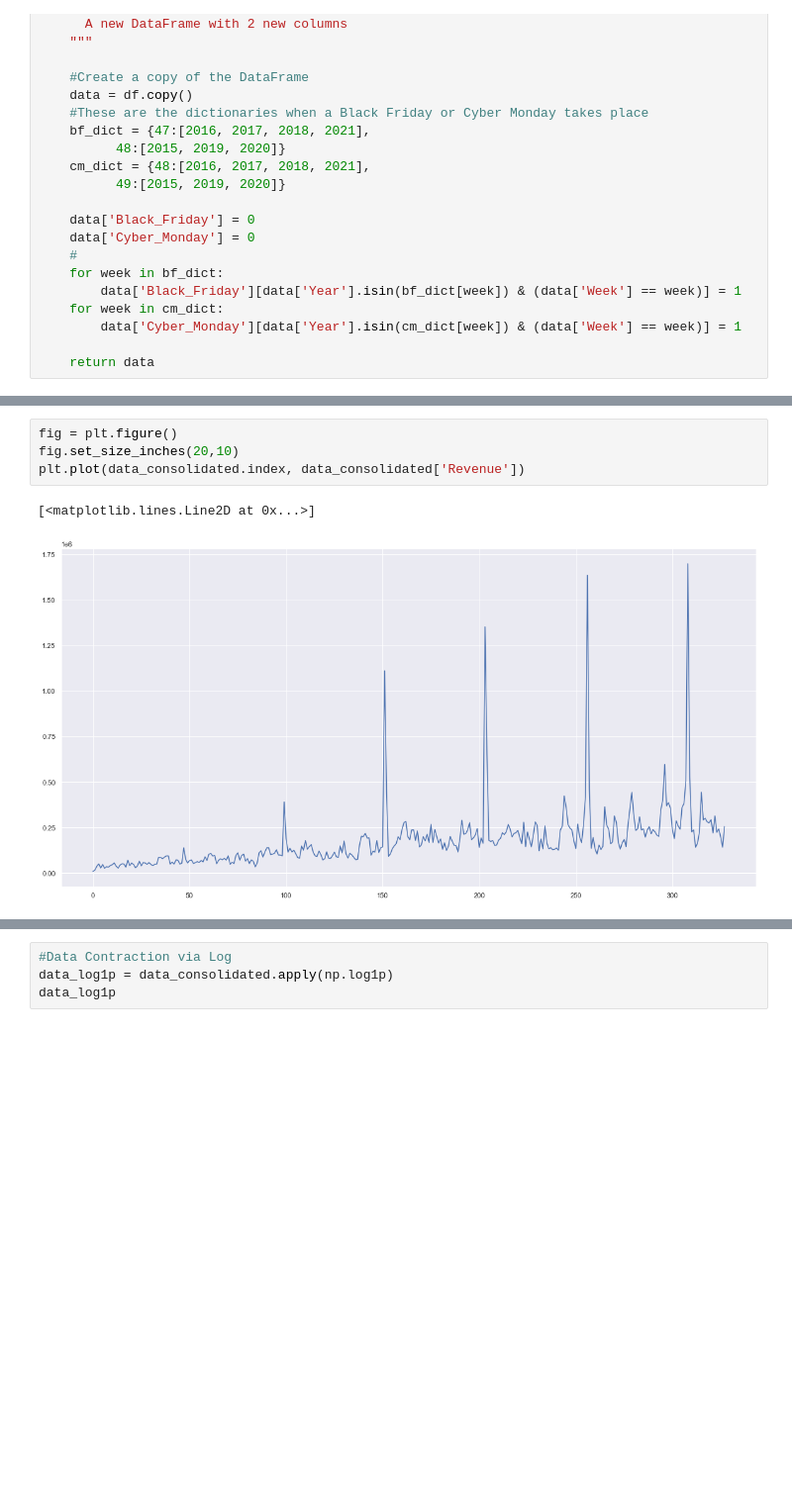
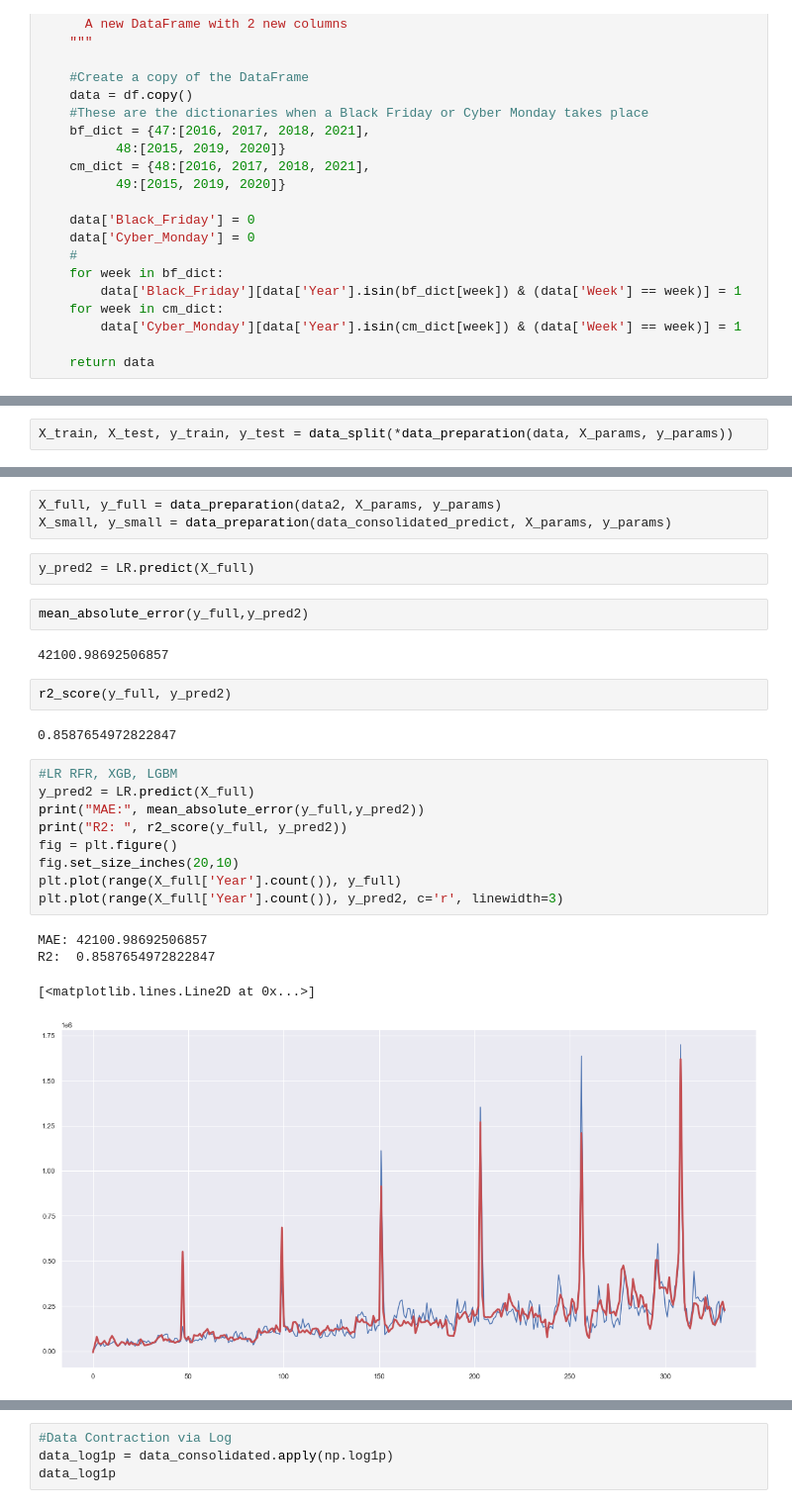
Before and after one commit to Jorge-Montenegro/TFM, a Jupyter notebook: TFM.ipynb, the cells around one changed output, grey strips where cells are left out. Shown at 99% size. Saved outputs shown, nothing was run; the diff lists cells and outputs as text; blank space fills up the shorter version.

```diff
--- a/TFM.ipynb
+++ b/TFM.ipynb
@@ -204,0 +309,2 @@ data2 = dataframe_preparation(data)
+# %%
+X_train, X_test, y_train, y_test = data_split(*data_preparation(data, X_params, y_params))
@@ -432,7 +377,27 @@ sns.heatmap(corr, cmap='Spectral', annot=True, center=-0.1)
-# %%
-fig = plt.figure()
-fig.set_size_inches(20,10)
-plt.plot(data_consolidated.index, data_consolidated['Revenue'])
-# %% [output]
-[<matplotlib.lines.Line2D at 0x...>]
-[figure, removed]
+# %%
+X_full, y_full = data_preparation(data2, X_params, y_params)
+X_small, y_small = data_preparation(data_consolidated_predict, X_params, y_params)
+# %%
+y_pred2 = LR.predict(X_full)
+# %%
+mean_absolute_error(y_full,y_pred2)
+# %% [output]
+42100.98692506857
+# %%
+r2_score(y_full, y_pred2)
+# %% [output]
+0.8587654972822847
+# %%
+#LR RFR, XGB, LGBM
+y_pred2 = LR.predict(X_full)
+print("MAE:", mean_absolute_error(y_full,y_pred2))
+print("R2: ", r2_score(y_full, y_pred2))
+fig = plt.figure()
+fig.set_size_inches(20,10)
+plt.plot(range(X_full['Year'].count()), y_full)
+plt.plot(range(X_full['Year'].count()), y_pred2, c='r', linewidth=3)
+# %% [output]
+MAE: 42100.98692506857
+R2:  0.8587654972822847
+[<matplotlib.lines.Line2D at 0x...>]
+[figure, added]
```
Also changed, not shown: parts of 54 cells of this notebook.
